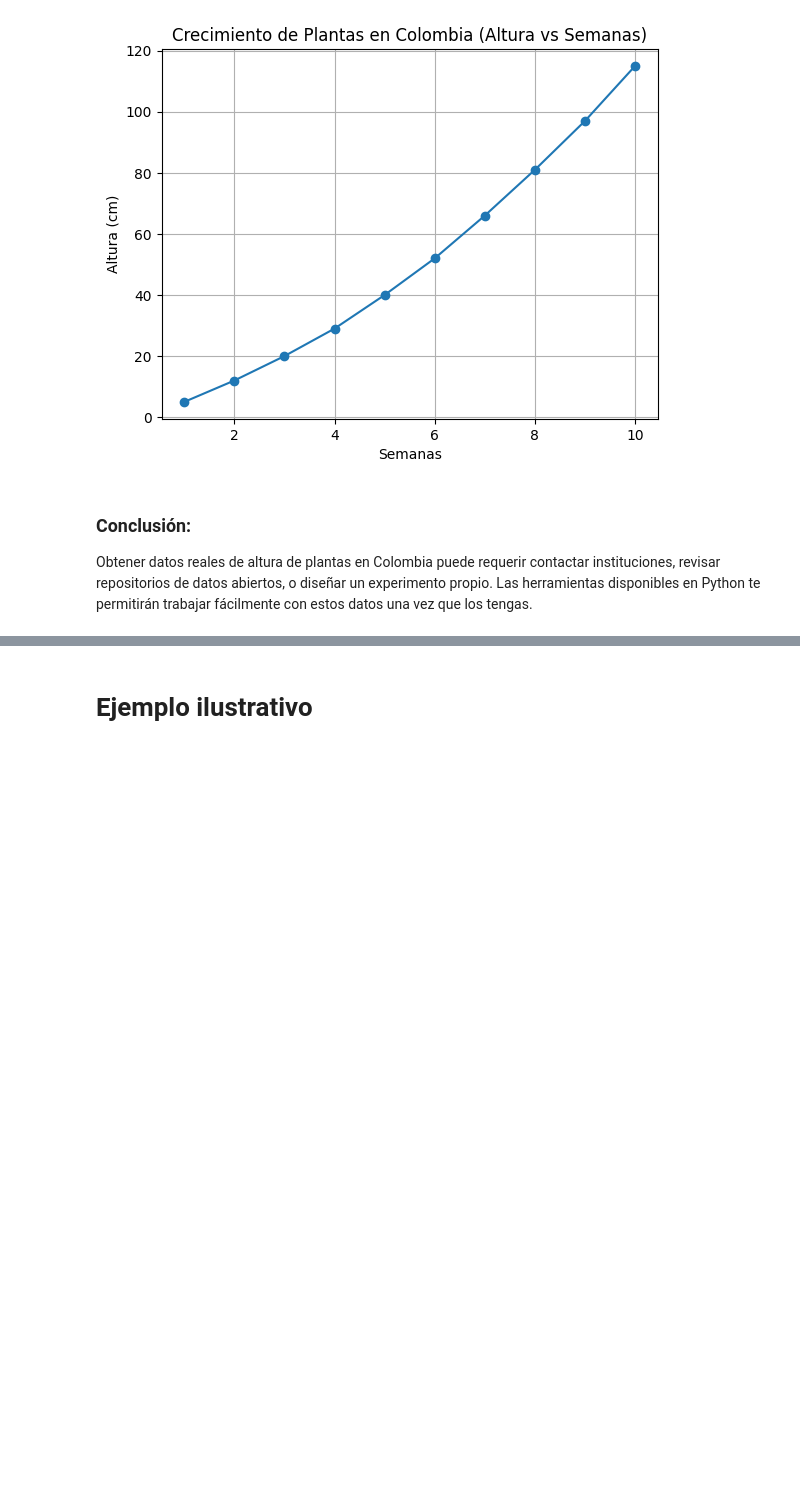
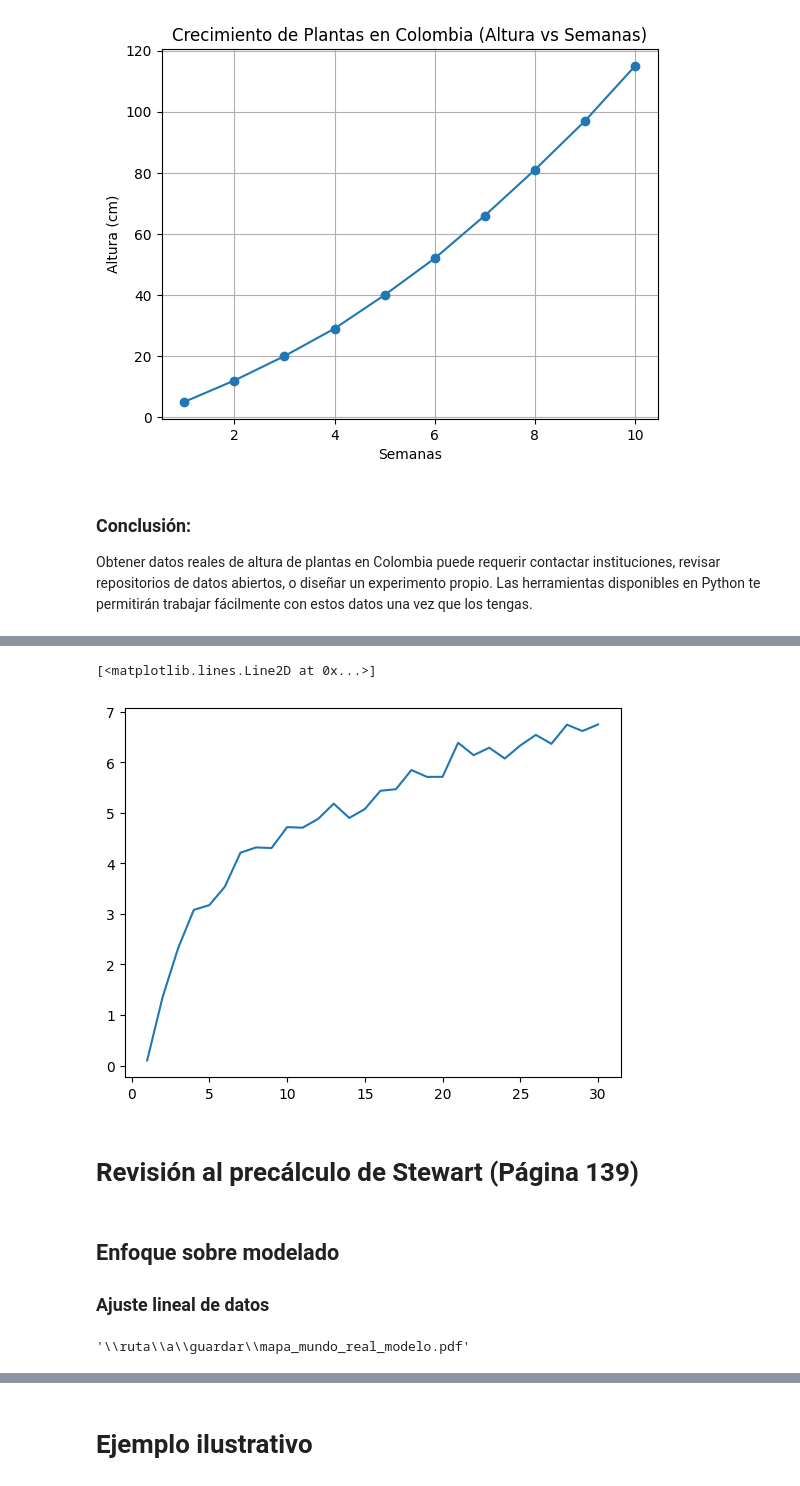
Before and after one commit to marco-canas/extension, a Jupyter notebook: talleres_maestros_puerto_libertador/taller_17_october/1_como_se_elabora_una_tabla/1_como_elaborar_tabla.ipynb, the cells around one changed output, grey strips where cells are left out. Cells and saved outputs as stored; diff of their text form; code cells hidden in the pictures; blank space fills up the shorter version.

Commit message:
taller puerto libertador con práctica de ajuste de datos.

```diff
--- a/talleres_maestros_puerto_libertador/taller_17_october/1_como_se_elabora_una_tabla/1_como_elaborar_tabla.ipynb
+++ b/talleres_maestros_puerto_libertador/taller_17_october/1_como_se_elabora_una_tabla/1_como_elaborar_tabla.ipynb
@@ -489,0 +394,20 @@ Indicadores:
+# %%
+import pandas as pd
+import numpy as np
+
+# Generar datos artificiales de crecimiento de una planta de frijol como función del número de días
+np.random.seed(42)  # Para reproducibilidad
+
+# Número de días (simularemos 30 días de crecimiento)
+dias = np.arange(1, 31)
+
+# Crecimiento de la planta (altura en cm), con una tendencia creciente y algo de ruido
+altura_cm = 2 * np.log(dias) + np.random.normal(0, 0.2, len(dias))
+
+# Crear un DataFrame con los datos
+df_frijol = pd.DataFrame({
+    'Días': dias,
+    'Altura (cm)': altura_cm
+})
+
+df_frijol.head()  # Mostrar los primeros registros del dataframe
@@ -489,0 +421,42 @@ Indicadores:
+# %%
+import matplotlib.pyplot as plt
+
+plt.plot(dias, altura_cm)
+# %% [output]
+[<matplotlib.lines.Line2D at 0x...>]
+[figure, added]
+# %% [markdown]
+# Revisión al precálculo de Stewart  (Página 139)
+# %% [markdown]
+## Enfoque sobre modelado
+
+### Ajuste lineal de datos
+# %%
+from graphviz import Digraph
+
+# Crear un nuevo grafo dirigido
+dot = Digraph(comment='Mapa Conceptual: Mundo Real y Modelo')
+
+# Nodos principales
+dot.node('A', 'Mundo Real')
+dot.node('B', 'Modelo')
+
+# Relacionar conceptos entre el mundo real y el modelo
+dot.node('C', 'Observación')
+dot.node('D', 'Teoría')
+dot.node('E', 'Datos')
+dot.node('F', 'Abstracción')
+dot.node('G', 'Simulación')
+dot.node('H', 'Interpretación')
+
+# Conectar los nodos entre sí
+dot.edges(['AC', 'BC', 'BD', 'AE', 'BF', 'DF', 'FG', 'GH'])
+
+# Guardar el grafo como un archivo de imagen
+dot.render('mapa_mundo_real_modelo', format='png', cleanup=True, \
+           directory='/ruta/a/guardar')  # Cambia esta ruta a la que desees
+
+# Mostrar el grafo
+dot.view()
+# %% [output]
+'\\ruta\\a\\guardar\\mapa_mundo_real_modelo.pdf'
```
Also changed, not shown: parts of 50 cells of this notebook.
